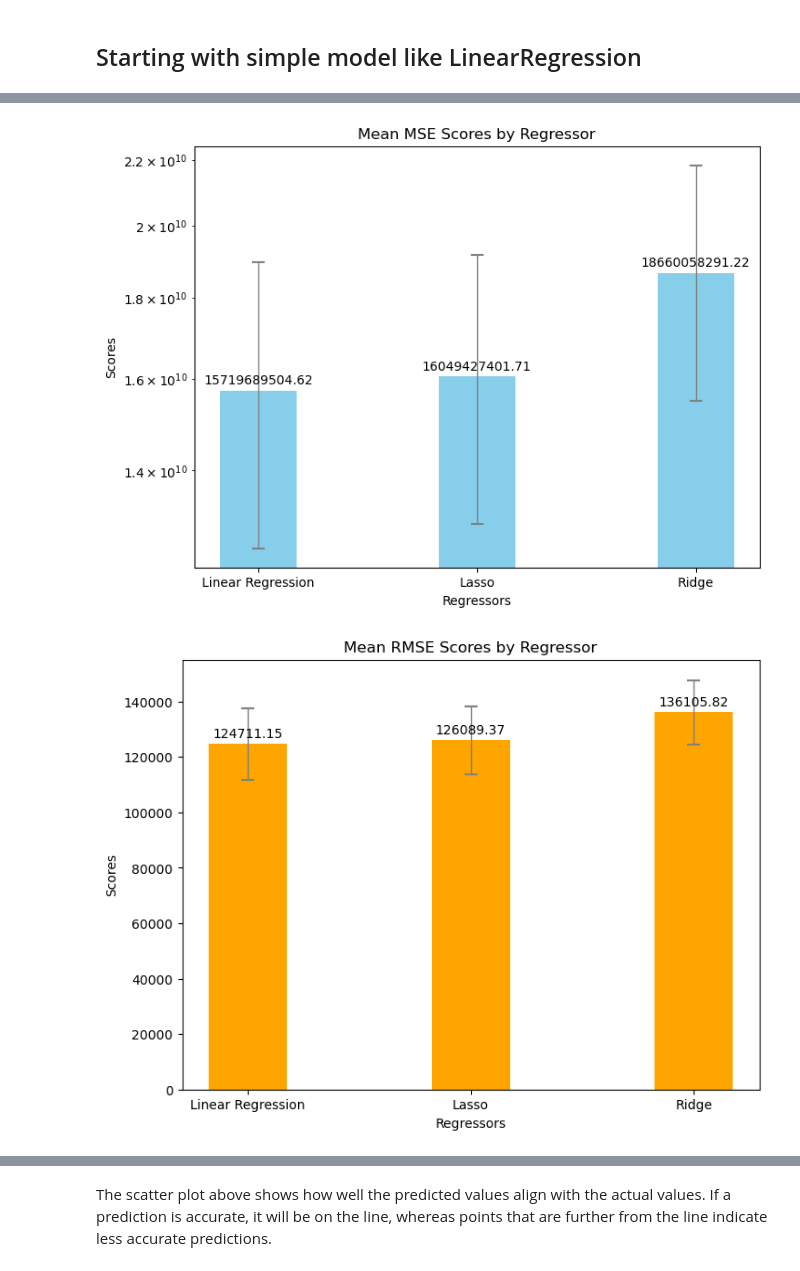
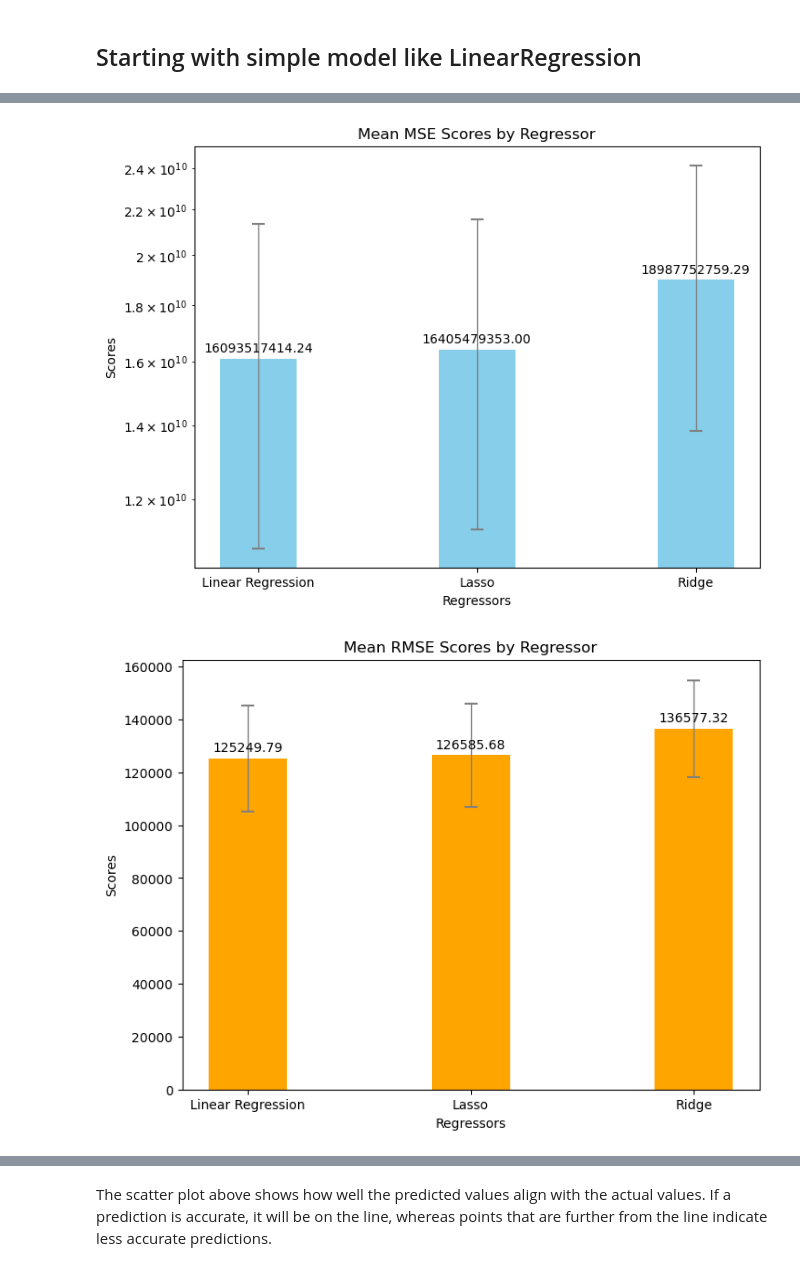
Before and after one commit to angelay1006/CO2_Emissions_Across_Flights, a Jupyter notebook: src/final_project_source_code.ipynb, the cells around one changed output, grey strips where cells are left out. Saved outputs shown, nothing was run; the diff lists cells and outputs as text; code cells hidden in the pictures.

```diff
--- a/final_project_source_code.ipynb
+++ b/src/final_project_source_code.ipynb
@@ -448,12 +459,12 @@ Std MSE: 3169344155.628, Std RMSE: 11630.263, Std R²: 0.017
 # %%
 # plot the results
 regressors = ['Linear Regression', 'Lasso', 'Ridge']
-mse = [15719689504.617, 16049427401.708, 18660058291.222]
-rmse = [124711.148, 126089.371, 136105.824]
-r2 = [0.813, 0.809, 0.778]
-mse_std = [3223667376.493, 3105309688.489, 3169344155.628]
-rmse_std = [12915.850, 12284.052, 11630.263]
-r2_std = [0.021, 0.019, 0.017]
+mse = [16093517414.237, 16405479353.001, 18987752759.289]
+rmse = [125249.787, 126585.675, 136577.319]
+r2 = [0.812, 0.808, 0.777]
+mse_std = [5270433010.187, 5147865657.522, 5153024597.014]
+rmse_std = [20149.649, 19533.210, 18286.299]
+r2_std = [0.037, 0.035, 0.031]
 
 x = np.arange(len(regressors))
 width = 0.35
@@ -466,32 +477,32 @@ def create_bar_chart(ax, scores, stddevs, title, color):
     ax.set_xticks(x)
     ax.set_xticklabels(regressors)
 
     for bar in bars:
         height = bar.get_height()
         ax.annotate(f'{height:.2f}',
                     xy=(bar.get_x() + bar.get_width() / 2, height),
                     xytext=(0, 3),  # 3 points vertical offset
                     textcoords="offset points",
                     ha='center', va='bottom')
 
 # MSE
 fig, ax = plt.subplots(figsize=(8, 6))
 create_bar_chart(ax, mse, mse_std, 'Mean MSE Scores by Regressor', 'skyblue')
 plt.yscale('log')
 plt.savefig("linear_MSE_regressor.png", dpi=300)
 plt.show()
 
 # RMSE
 fig, ax = plt.subplots(figsize=(8, 6))
 create_bar_chart(ax, rmse, rmse_std, 'Mean RMSE Scores by Regressor', 'orange')
 plt.savefig("linear_RMSE_regressor.png", dpi=300)
 plt.show()
 
 # R^2
 fig, ax = plt.subplots(figsize=(8, 6))
 create_bar_chart(ax, r2, r2_std, 'Mean R^2 Scores by Regressor', 'lightgreen')
 plt.savefig("linear_R^2_regressor.png", dpi=300)
 plt.show()
 # %% [output]
-[figure, old version]
+[figure, new version]
-[figure, old version]
+[figure, new version]
```
Also changed, not shown: parts of 24 cells of this notebook, 30 other files.
